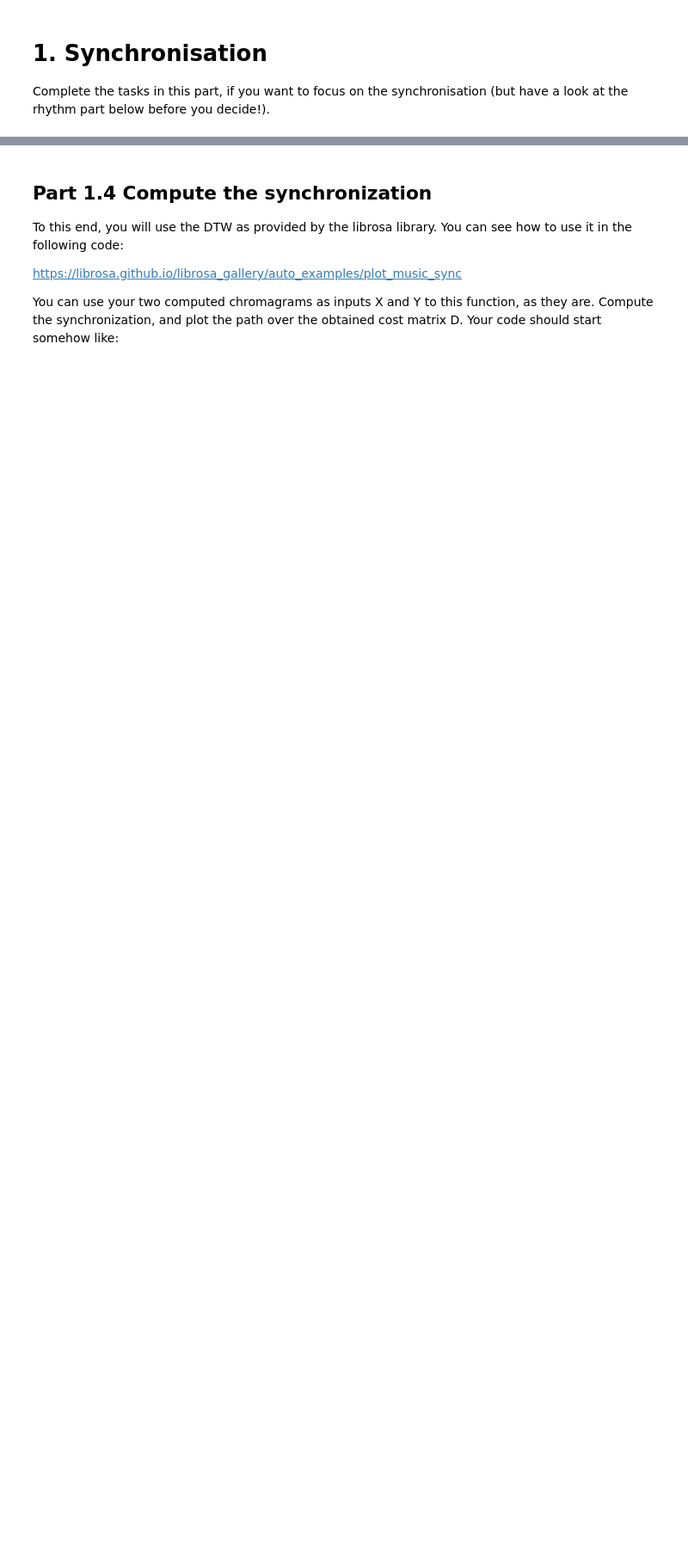
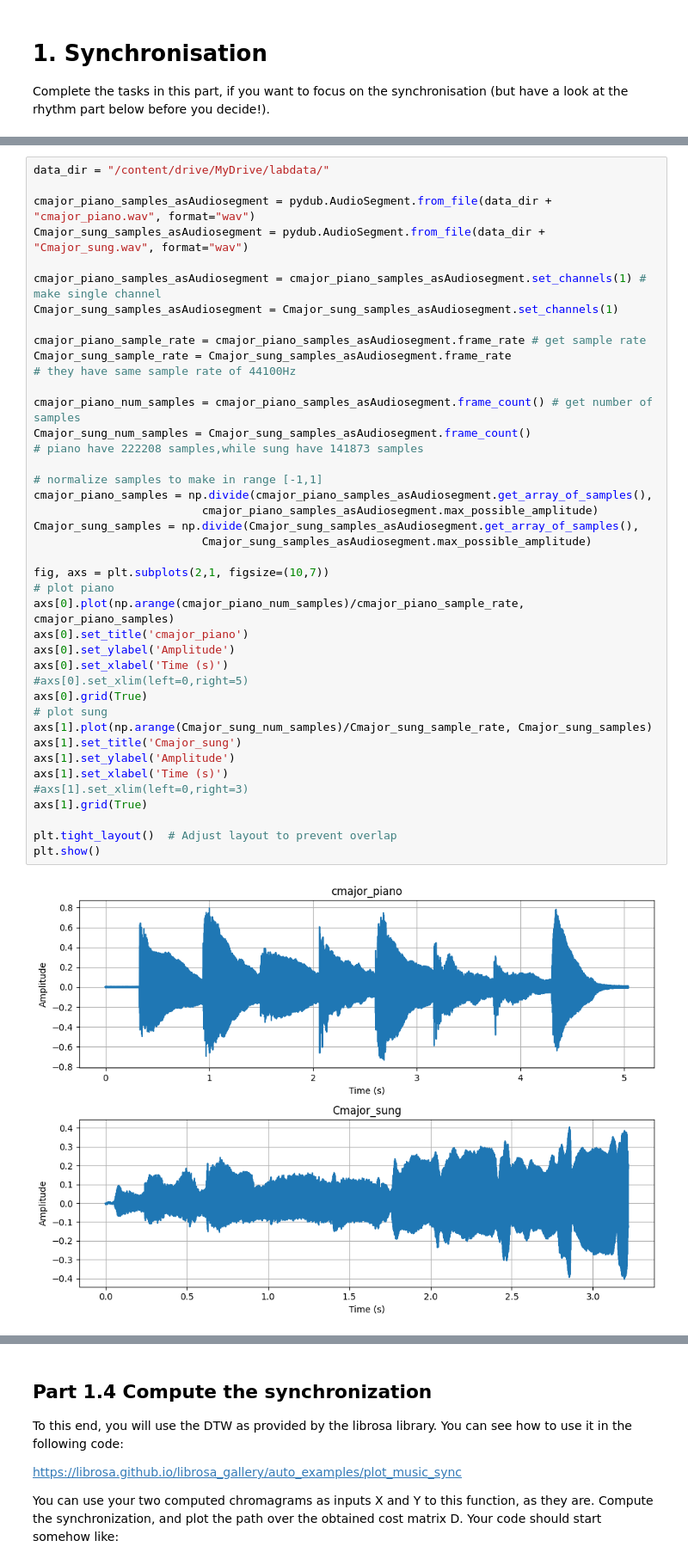
Before and after one commit to Charles0510/musicInformatics-DT2470, a Jupyter notebook: Lab/Lab4/DT2470_lab04-2.ipynb, the cells around one changed output, grey strips where cells are left out. Shown at 86% size. Cells and saved outputs as stored; diff of their text form; blank space fills up the shorter version.

```diff
--- a/Lab/Lab4/DT2470_lab04-2.ipynb
+++ b/Lab/Lab4/DT2470_lab04-2.ipynb
@@ -57,6 +61,49 @@ Choose two music sound files that can be considered as interpretations of the sa
 Read the sound files to a numpy array, and plot the two waveforms. (You did that in Lab 1 too).
 
 Below the waveform I get for the piano file: ![waveform](https://drive.google.com/uc?id=1nt5lUZ1IWO8nWDx2mTdddz2pI9CuBfTq)
+# %%
+data_dir = "/content/drive/MyDrive/labdata/"
+
+cmajor_piano_samples_asAudiosegment = pydub.AudioSegment.from_file(data_dir + "cmajor_piano.wav", format="wav")
+Cmajor_sung_samples_asAudiosegment = pydub.AudioSegment.from_file(data_dir + "Cmajor_sung.wav", format="wav")
+
+cmajor_piano_samples_asAudiosegment = cmajor_piano_samples_asAudiosegment.set_channels(1) # make single channel
+Cmajor_sung_samples_asAudiosegment = Cmajor_sung_samples_asAudiosegment.set_channels(1)
+
+cmajor_piano_sample_rate = cmajor_piano_samples_asAudiosegment.frame_rate # get sample rate
+Cmajor_sung_sample_rate = Cmajor_sung_samples_asAudiosegment.frame_rate
+# they have same sample rate of 44100Hz
+
+cmajor_piano_num_samples = cmajor_piano_samples_asAudiosegment.frame_count() # get number of samples
+Cmajor_sung_num_samples = Cmajor_sung_samples_asAudiosegment.frame_count()
+# piano have 222208 samples,while sung have 141873 samples
+
+# normalize samples to make in range [-1,1]
+cmajor_piano_samples = np.divide(cmajor_piano_samples_asAudiosegment.get_array_of_samples(),
+                         cmajor_piano_samples_asAudiosegment.max_possible_amplitude)
+Cmajor_sung_samples = np.divide(Cmajor_sung_samples_asAudiosegment.get_array_of_samples(),
+                         Cmajor_sung_samples_asAudiosegment.max_possible_amplitude)
+
+fig, axs = plt.subplots(2,1, figsize=(10,7))
+# plot piano
+axs[0].plot(np.arange(cmajor_piano_num_samples)/cmajor_piano_sample_rate, cmajor_piano_samples)
+axs[0].set_title('cmajor_piano')
+axs[0].set_ylabel('Amplitude')
+axs[0].set_xlabel('Time (s)')
+#axs[0].set_xlim(left=0,right=5)
+axs[0].grid(True)
+# plot sung
+axs[1].plot(np.arange(Cmajor_sung_num_samples)/Cmajor_sung_sample_rate, Cmajor_sung_samples)
+axs[1].set_title('Cmajor_sung')
+axs[1].set_ylabel('Amplitude')
+axs[1].set_xlabel('Time (s)')
+#axs[1].set_xlim(left=0,right=3)
+axs[1].grid(True)
+
+plt.tight_layout()  # Adjust layout to prevent overlap
+plt.show()
+# %% [output]
+[figure, added]
 # %% [markdown]
 ## Part 1.2 Compute the spectral magnitude
 
```
Also changed, not shown: parts of 15 cells of this notebook.
